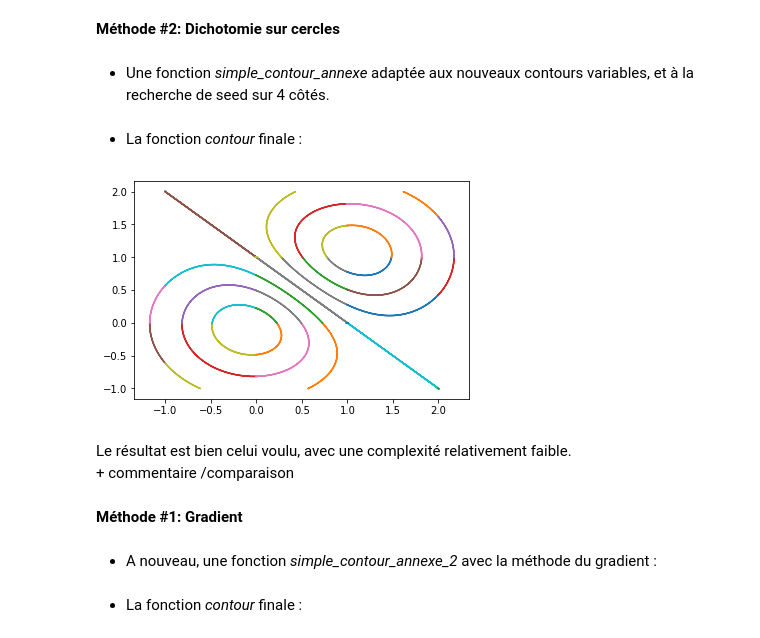
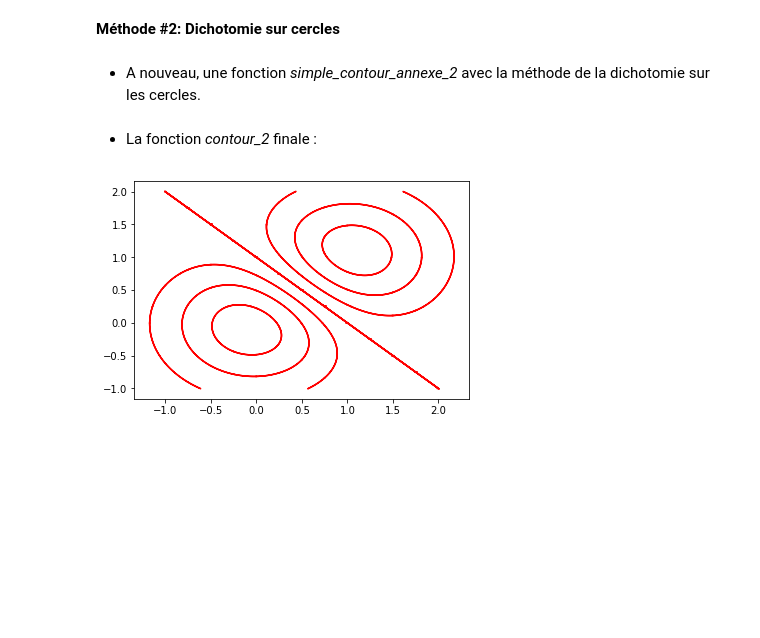
Before and after one commit to nathan-line/projet_MI_1, a Jupyter notebook: Projet MI #1.ipynb, the cells around one changed output. Drawn from its saved outputs; the diff is of its cells as text; code cells hidden in the pictures; blank space fills up the shorter version.

```diff
--- a/Projet MI #1.ipynb
+++ b/Projet MI #1.ipynb
@@ -283,0 +484,13 @@ Remarque : On peut éviter de coder 4 fonctions en procédant à une rotation, m
+# %%
+# Test avec la fonction l(x,y)
+
+xc = [-2.0,-1.75,-1.5,-1.25,-1.0,-0.75,-0.50,-0.25,0.0,0.25,0.5,0.75,1.0,1.25,1.50,1.75,2.0,2.25,2.50,2.75,3.0]
+yc = [-1.0,-0.75,-0.50,-0.25,0.0,0.25,0.5,0.75,1.0,1.25,1.50,1.75,2.0]
+
+contour(l,xc,yc,0.0)
+contour(l,xc,yc,0.5)
+contour(l,xc,yc,1.0)
+contour(l,xc,yc,1.5)
+contour(l,xc,yc,-0.5)
+contour(l,xc,yc,-1.0)
+contour(l,xc,yc,-1.5)
@@ -284,5 +503,5 @@ Remarque : On peut éviter de coder 4 fonctions en procédant à une rotation, m
 # %% [markdown]
 **Méthode #2: Dichotomie sur cercles**
-# %% [markdown]
-* Une fonction *simple_contour_annexe* adaptée aux nouveaux contours variables, et à la recherche de seed sur 4 côtés.
+# %% [markdown]
+* A nouveau, une fonction *simple_contour_annexe_2* avec la méthode de la dichotomie sur les cercles.
 # %%
@@ -361,9 +580,9 @@ def simple_contour_annexe(f, xmin, xmax, ymin, ymax, c, delta):
         lx, ly = lx + x, ly + y
     return (lx,ly)
 # %% [markdown]
-* La fonction *contour* finale :
+* La fonction *contour_2* finale :
 # %%
-def contour(f, xc = [0.0,1.0], yc = [0.0,1.0], c = 0.0, delta = 0.01):
+def contour_2(f, xc = [0.0,1.0], yc = [0.0,1.0], c = 0.0, delta = 0.01):
     xs, ys = [], []
     n, m = len(xc), len(yc)
     for i in range(n-1):
@@ -372,30 +591,23 @@ def contour(f, xc = [0.0,1.0], yc = [0.0,1.0], c = 0.0, delta = 0.01):
             xmax = xc[i+1]
             ymin = yc[j]
             ymax = yc[j+1]
-            lx,ly = simple_contour_annexe(f,xmin,xmax,ymin,ymax,c,delta)
+            lx,ly = simple_contour_annexe_2(f,xmin,xmax,ymin,ymax,c,delta)
             xs.append(lx)
             ys.append(ly)
     for x,y in zip(xs,ys):
-        plt.plot(x,y)
+        plt.plot(x,y, color = 'r')
 # %%
 # Test avec la fonction l(x,y)
 
-xc = [-2.0,-1.0,0.0,1.0,2.0,3.0]
-yc = [-1.0,0.0,1.0,2.0]
+xc = [-2.0,-1.75,-1.5,-1.25,-1.0,-0.75,-0.50,-0.25,0.0,0.25,0.5,0.75,1.0,1.25,1.50,1.75,2.0,2.25,2.50,2.75,3.0]
+yc = [-1.0,-0.75,-0.50,-0.25,0.0,0.25,0.5,0.75,1.0,1.25,1.50,1.75,2.0]
 
-contour(l,xc,yc,0.0)
-contour(l,xc,yc,0.5)
-contour(l,xc,yc,1.0)
-contour(l,xc,yc,1.5)
-contour(l,xc,yc,-0.5)
-contour(l,xc,yc,-1.0)
-contour(l,xc,yc,-1.5)
+contour_2(l,xc,yc,0.0)
+contour_2(l,xc,yc,0.5)
+contour_2(l,xc,yc,1.0)
+contour_2(l,xc,yc,1.5)
+contour_2(l,xc,yc,-0.5)
+contour_2(l,xc,yc,-1.0)
+contour_2(l,xc,yc,-1.5)
 # %% [output]
-[figure, old version]
+[figure, new version]
-# %% [markdown]
-Le résultat est bien celui voulu, avec une complexité relativement faible.
-\+ commentaire /comparaison
-# %% [markdown]
-**Méthode #1: Gradient**
-# %% [markdown]
-* A nouveau, une fonction *simple_contour_annexe_2* avec la méthode du gradient :
@@ -521,2 +613,0 @@ def simple_contour_annexe_2(f, xmin, xmax, ymin, ymax, c, delta):
-# %% [markdown]
-* La fonction *contour* finale :
```
Also changed, not shown: parts of 37 cells of this notebook.
